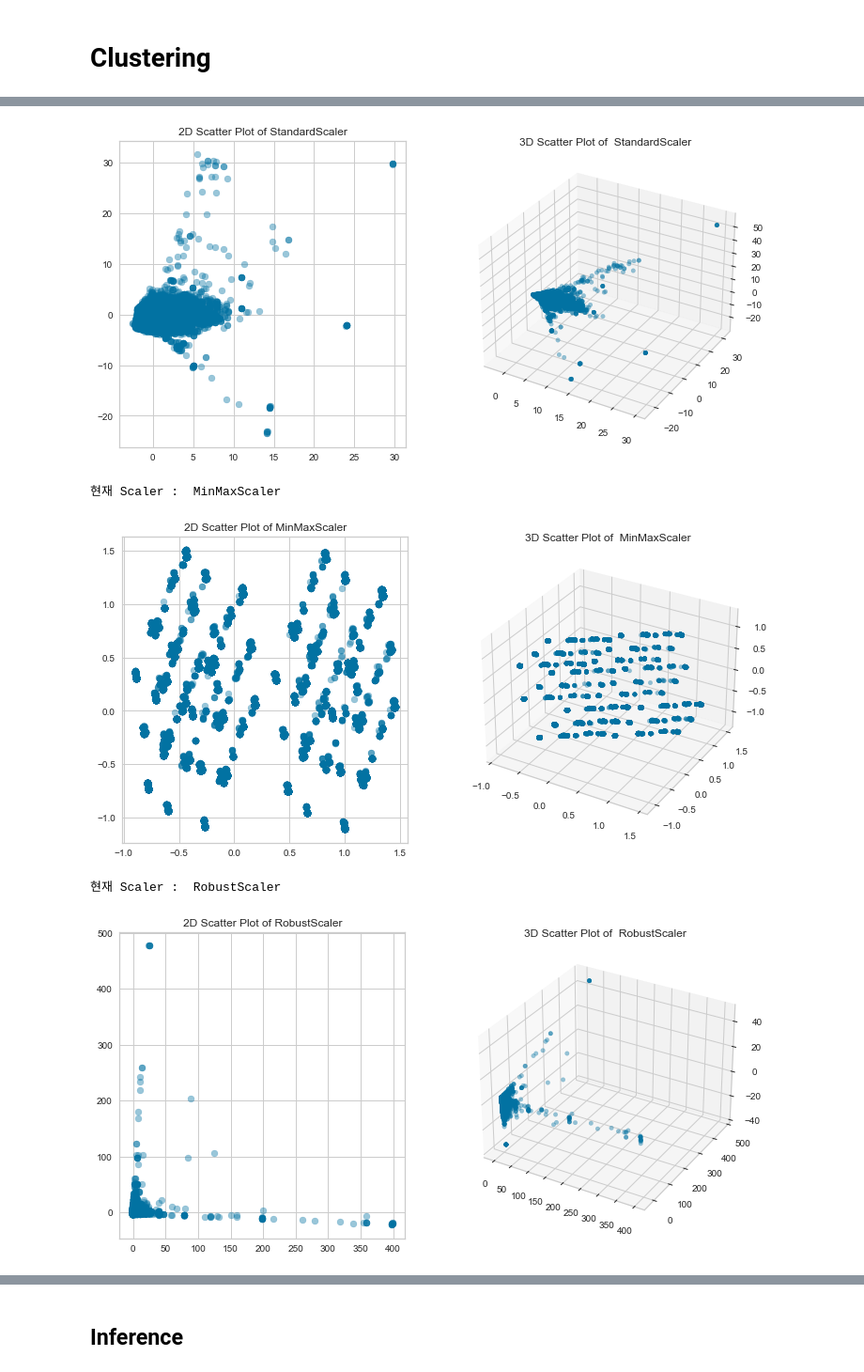
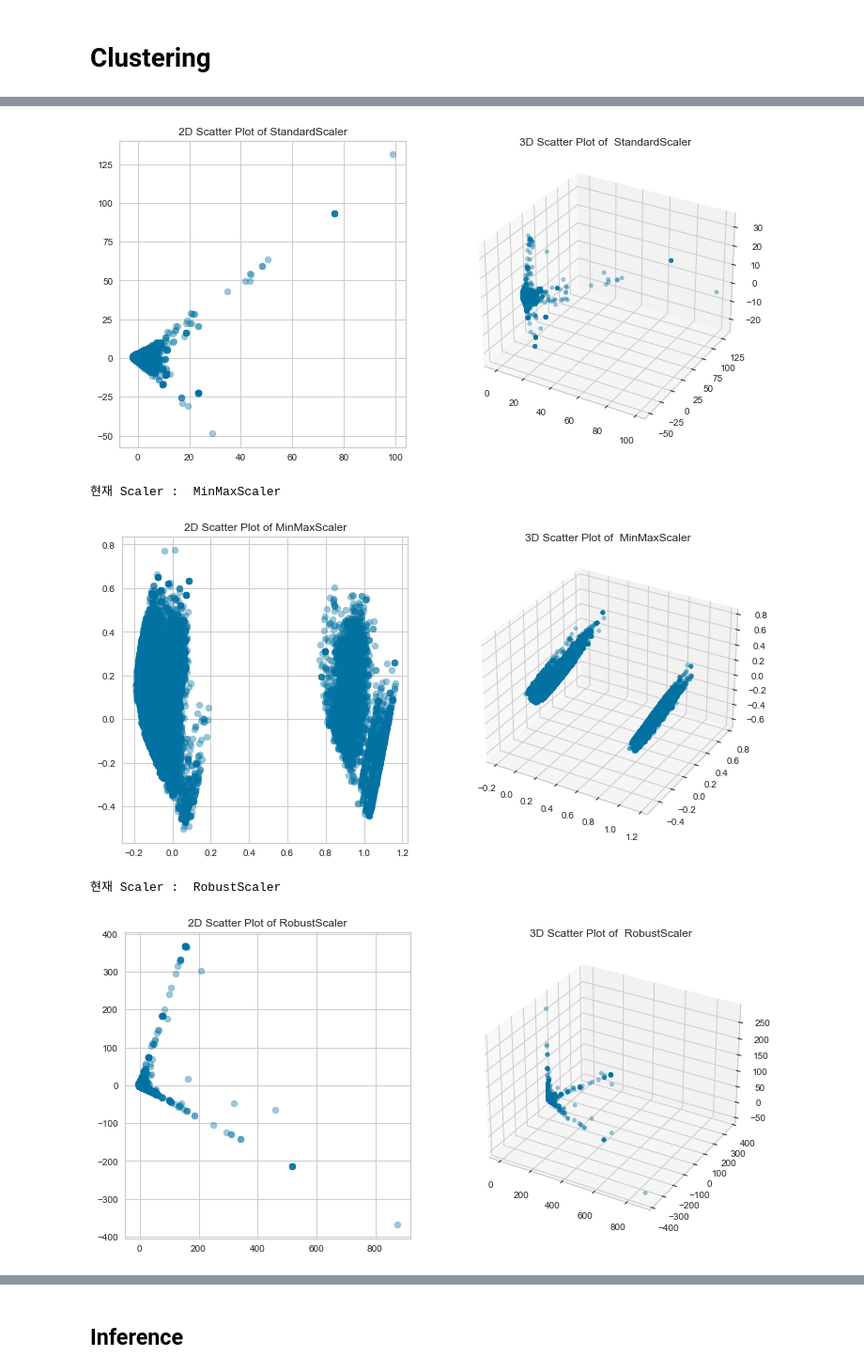
Before and after one commit to paragonyun/2022_bigcontest, a Jupyter notebook: main_test.ipynb, the cells around one changed output, grey strips where cells are left out. Shown at 94% size. Drawn from its saved outputs; the diff is of its cells as text; code cells hidden in the pictures.

Commit message:
Add Feature Selection Example

```diff
--- a/main_test.ipynb
+++ b/main_test.ipynb
@@ -162,9 +162,9 @@ from src.clustering_preprocessor import ClusteringPreprocessor
 
 df = pd.read_csv('./data/user_spec.csv')
 
-clus = ClusteringPreprocessor(df, extraction=True)
-extact_test = clus.run()
-extact_test
+clus = ClusteringPreprocessor(df, selection=True)
+selection_test = clus.run()
+selection_test
 # %% [output]
 전처리 시작...
 결측치 제거 전 :  3025600
@@ -186,5 +191,5 @@ Extraction을 시작합니다...
-[figure, old version]
+[figure, new version]
-현재 Scaler :  MinMaxScaler
+현재 Scaler :  MinMaxScaler
-[figure, old version]
+[figure, new version]
-현재 Scaler :  RobustScaler
+현재 Scaler :  RobustScaler
-[figure, old version]
+[figure, new version]
```
Also changed, not shown: parts of 1 cell of this notebook.
